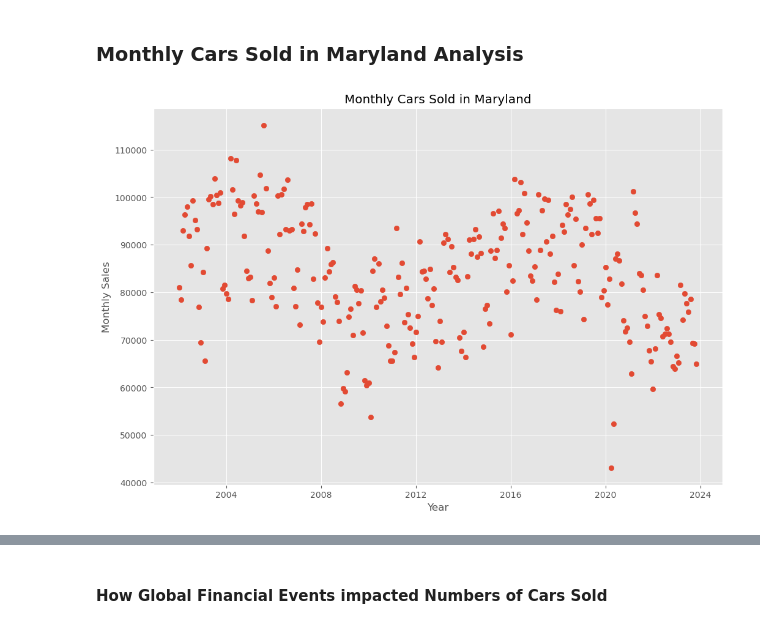
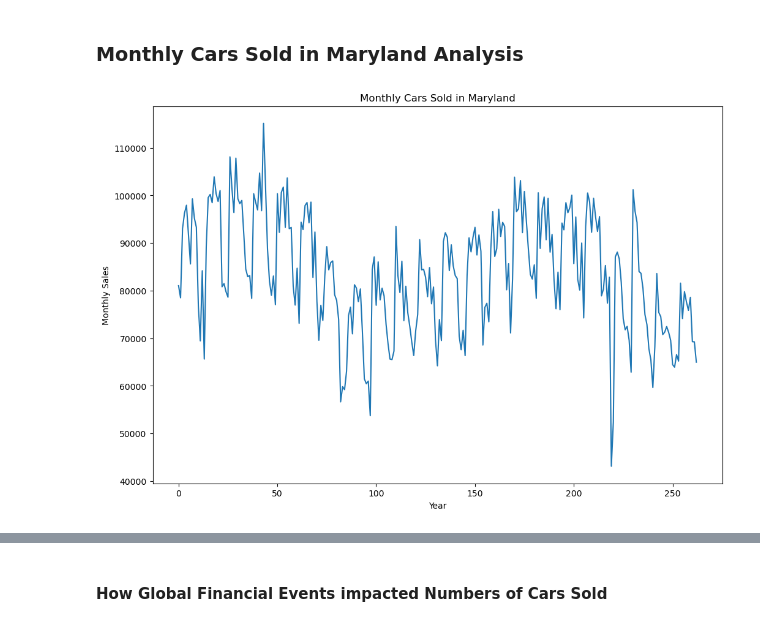
Before and after one commit to bennicholson2/Maryland-Car-Sales-Data, a Jupyter notebook: sales_project_chapters/sales_project_chapter_1.ipynb, the cells around one changed output, grey strips where cells are left out. Cells and saved outputs as stored; diff of their text form; code cells hidden in the pictures.

```diff
--- a/sales_project_chapters/sales_project_chapter_1.ipynb
+++ b/sales_project_chapters/sales_project_chapter_1.ipynb
@@ -8,8 +8,6 @@ import numpy as np
 import matplotlib.pyplot as plt
 import matplotlib
 import matplotlib.dates as mdates
-import seaborn as sns
-plt.style.use('ggplot')
 from matplotlib.pyplot import figure
 
 %matplotlib inline
@@ -42,0 +15,6 @@ monthly_data
+# %%
+#Load in the datasets that have been joined in SQL so that all variables have been included
+monthly_sales = pd.read_csv('/Users/ben_nicholson/Visual_Code_Projects/Personal_Projects/Maryland Car Sales Data/maryland_economics_database/combined_tables/monthly_car_sales_all_data.csv')
+monthly_sales['month']= pd.to_datetime(monthly_sales['month'])
+monthly_sales['incrementing_month'] = range(1,len(monthly_sales)+1)
+monthly_sales
@@ -54,10 +46,10 @@ def scatterplot(xdata,ydata,title,xlabel,ylabel,marker='o'):
     plt.ylabel(ylabel)
     plt.show()
 # %%
-#Create a function called 'time_series_line' which can be done for simple Time Series Graphs with a line connecting each point
-def line_time_series(xdata,ydata,title,xlabel,ylabel,marker='o'):
-    plt.figure(figsize = (12,8))
-    ydata.plot()
+#Create a function for line time series
+def line_series(x,y,title,xlabel,ylabel):
+    plt.figure(figsize=(12,8))
+    plt.plot(x,y)
     plt.title(title)
     plt.xlabel(xlabel)
     plt.ylabel(ylabel)
@@ -226,7 +212,7 @@ def normalize_time_series_df(column_name,df):
 ### Monthly Cars Sold in Maryland Analysis
 # %%
 #Create a plot of monthly sales in Maryland
-scatterplot(monthly_data.index,monthly_data['total_cars_sold'], 'Monthly Cars Sold in Maryland', 'Year','Monthly Sales')
+line_series(monthly_sales.index,monthly_sales['total_cars_sold'], 'Monthly Cars Sold in Maryland', 'Year','Monthly Sales')
 # %% [output]
-[figure, old version]
+[figure, new version]
 # %% [markdown]
```
Also changed, not shown: parts of 56 cells of this notebook, 7 other files.
